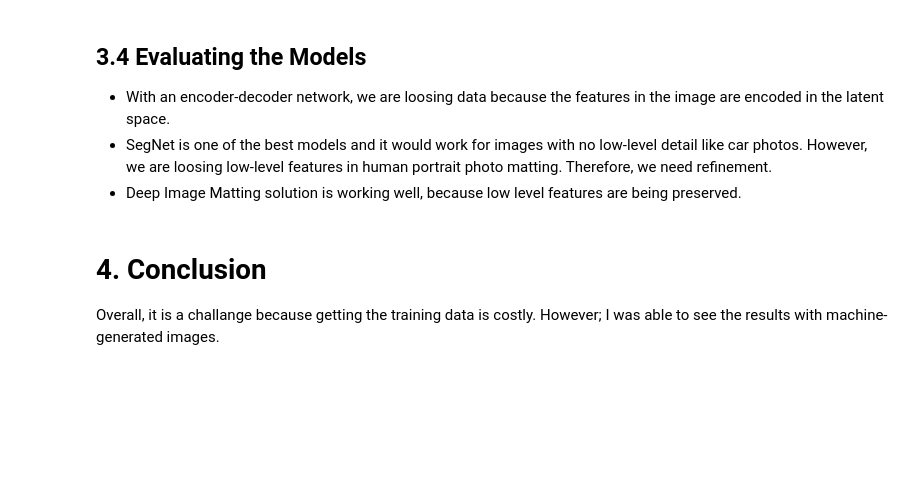
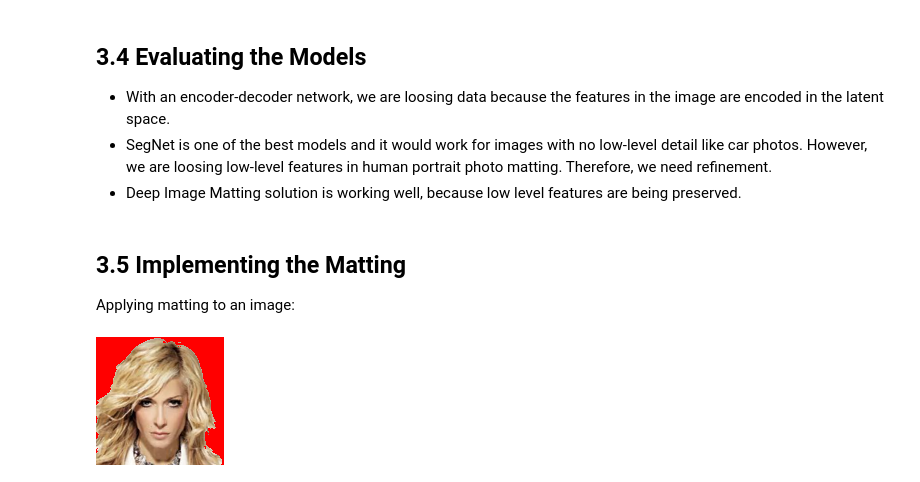
Before and after one commit to kocabiyik/deep-learning, a Jupyter notebook: 43-image-matting-celeba.ipynb, the cells around one changed output. Cells and saved outputs as stored; diff of their text form; code cells hidden in the pictures; blank space fills up the shorter version.

```diff
--- a/43-image-matting-celeba.ipynb
+++ b/43-image-matting-celeba.ipynb
@@ -723,6 +724,25 @@ plt.show()
 - With an encoder-decoder network, we are loosing data because the features in the image are encoded in the latent space.
 - SegNet is one of the best models and it would work for images with no low-level detail like car photos. However, we are loosing low-level features in human portrait photo matting. Therefore, we need refinement.
 - Deep Image Matting solution is working well, because low level features are being preserved.
-# %% [markdown]
-# 4. Conclusion
-Overall, it is a challange because getting the training data is costly. However; I was able to see the results with machine-generated images.
+# %% [markdown]
+## 3.5 Implementing the Matting
+Applying matting to an image:
+# %%
+n = 90
+dirA = '/media/imran/SSD/celeba/data/testing/A/'
+dirB = '/media/imran/SSD/celeba/data/testing/B/'
+
+oneA = Image.open(os.path.join(dirA, testing_images_a[n]))
+oneB = Image.open(os.path.join(dirB, testing_images_b[n]))
+# %%
+imA = oneA.convert('RGBA').resize((128,128))
+imB = oneB.convert('RGBA').resize((128,128))
+dataA = np.array(imA)
+dataB = np.array(imB)
+redB, greenB, blueB, alphaB = dataB.T
+white_areas = (redB < 150) & (blueB < 150) & (greenB < 150)
+dataA[..., :-1][white_areas.T] = (255, 0, 0)
+im2 = Image.fromarray(dataA)
+im2
+# %% [output]
+[figure, added]
```
Also changed, not shown: parts of 8 cells of this notebook.
